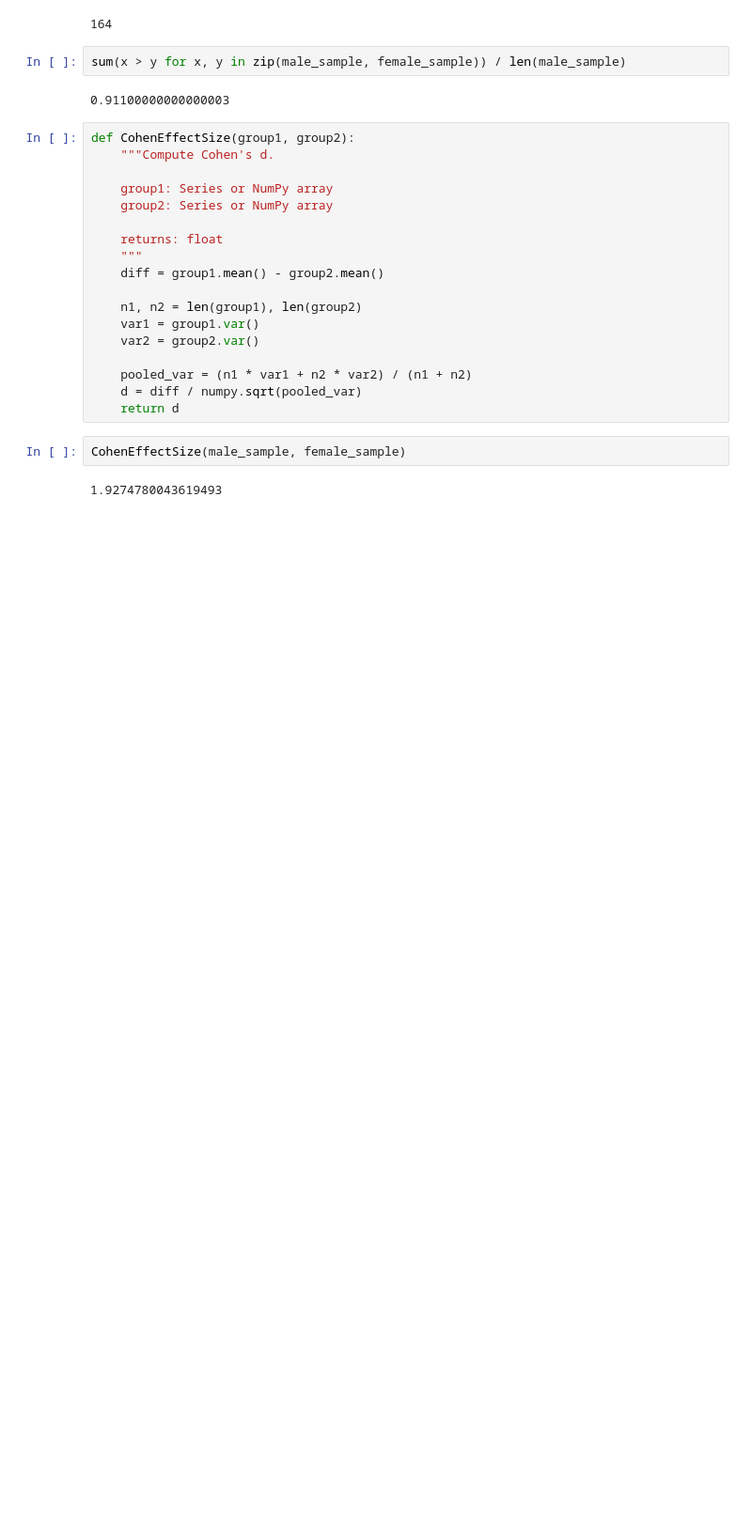
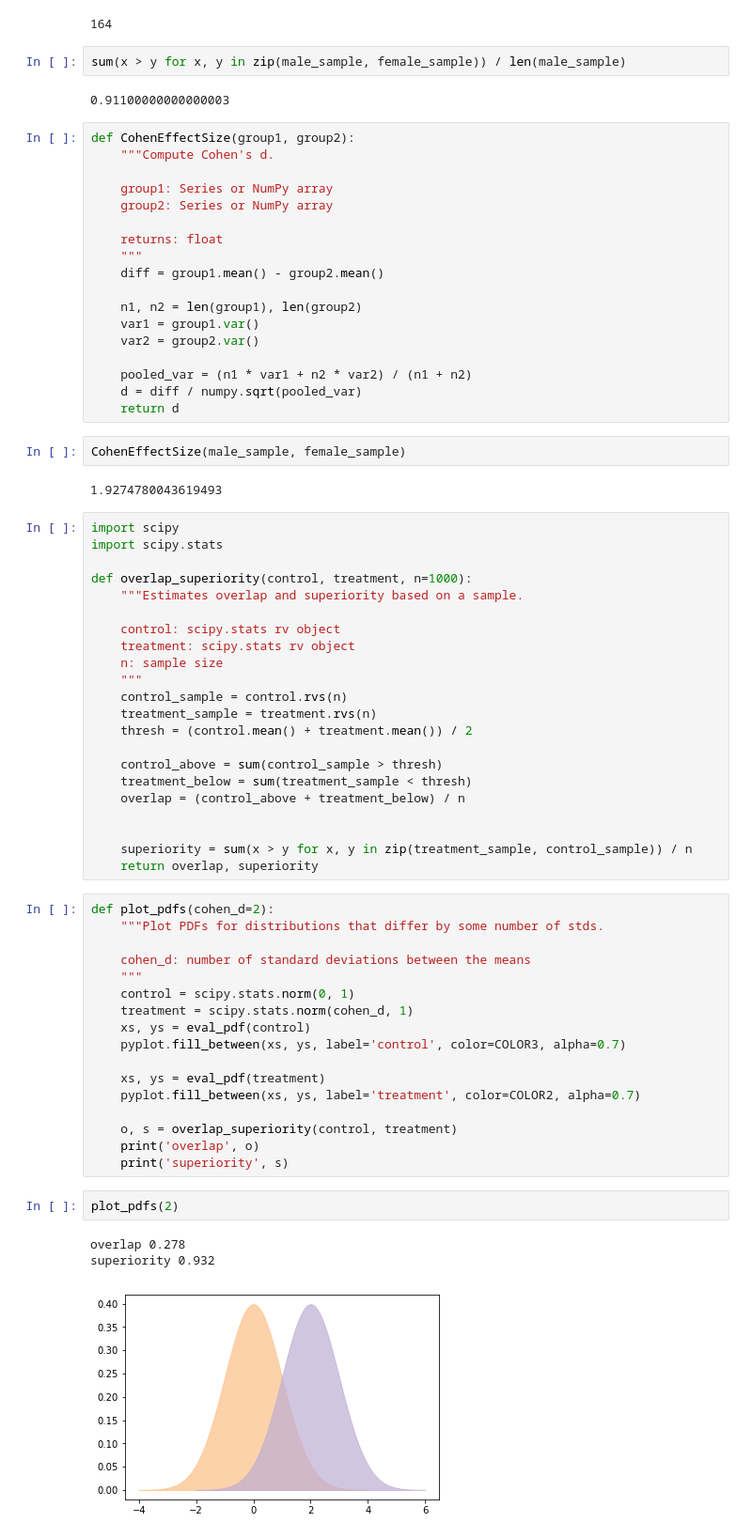
Before and after one commit to diegoami/dsretreat, a Jupyter notebook: numpy/scipy1.py.ipynb, the cells around one changed output. Shown at 94% size. Drawn from its saved outputs; the diff is of its cells as text; blank space fills up the shorter version.

```diff
--- a/numpy/scipy1.py.ipynb
+++ b/numpy/scipy1.py.ipynb
@@ -109,3 +109,48 @@ def CohenEffectSize(group1, group2):
 CohenEffectSize(male_sample, female_sample)
 # %% [output]
 1.9274780043619493
+# %%
+import scipy
+import scipy.stats
+
+def overlap_superiority(control, treatment, n=1000):
+    """Estimates overlap and superiority based on a sample.
+
+    control: scipy.stats rv object
+    treatment: scipy.stats rv object
+    n: sample size
+    """
+    control_sample = control.rvs(n)
+    treatment_sample = treatment.rvs(n)
+    thresh = (control.mean() + treatment.mean()) / 2
+
+    control_above = sum(control_sample > thresh)
+    treatment_below = sum(treatment_sample < thresh)
+    overlap = (control_above + treatment_below) / n
+
+
+    superiority = sum(x > y for x, y in zip(treatment_sample, control_sample)) / n
+    return overlap, superiority
+# %%
+def plot_pdfs(cohen_d=2):
+    """Plot PDFs for distributions that differ by some number of stds.
+
+    cohen_d: number of standard deviations between the means
+    """
+    control = scipy.stats.norm(0, 1)
+    treatment = scipy.stats.norm(cohen_d, 1)
+    xs, ys = eval_pdf(control)
+    pyplot.fill_between(xs, ys, label='control', color=COLOR3, alpha=0.7)
+
+    xs, ys = eval_pdf(treatment)
+    pyplot.fill_between(xs, ys, label='treatment', color=COLOR2, alpha=0.7)
+
+    o, s = overlap_superiority(control, treatment)
+    print('overlap', o)
+    print('superiority', s)
+# %%
+plot_pdfs(2)
+# %% [output]
+overlap 0.278
+superiority 0.932
+[figure, added]
```
Also changed, not shown: parts of 2 cells of this notebook, 1 other file.
